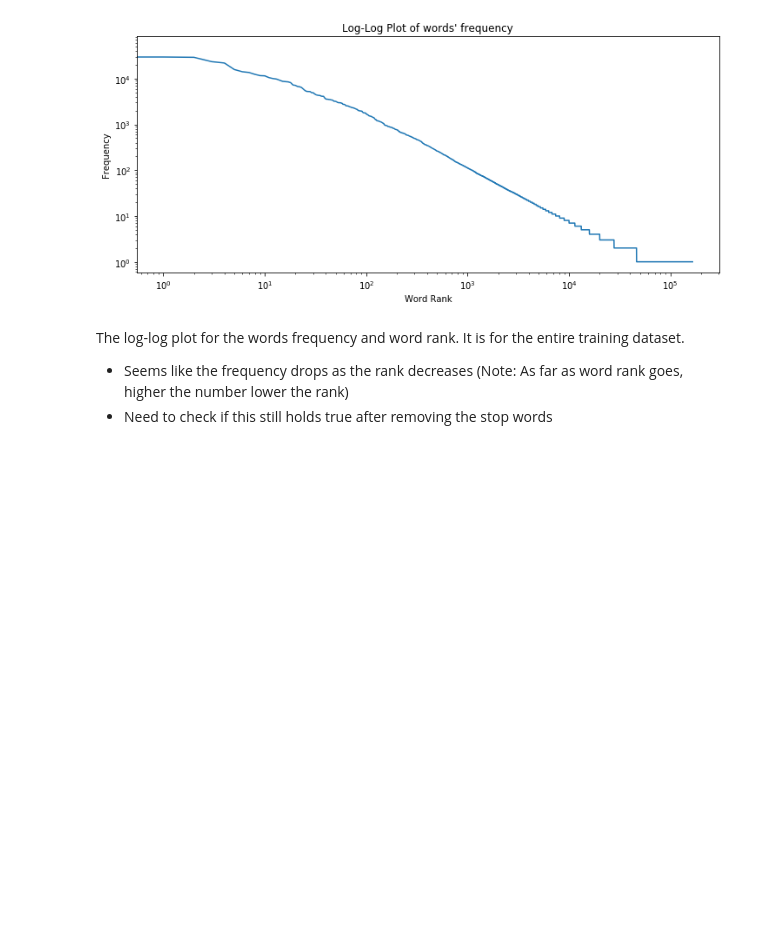
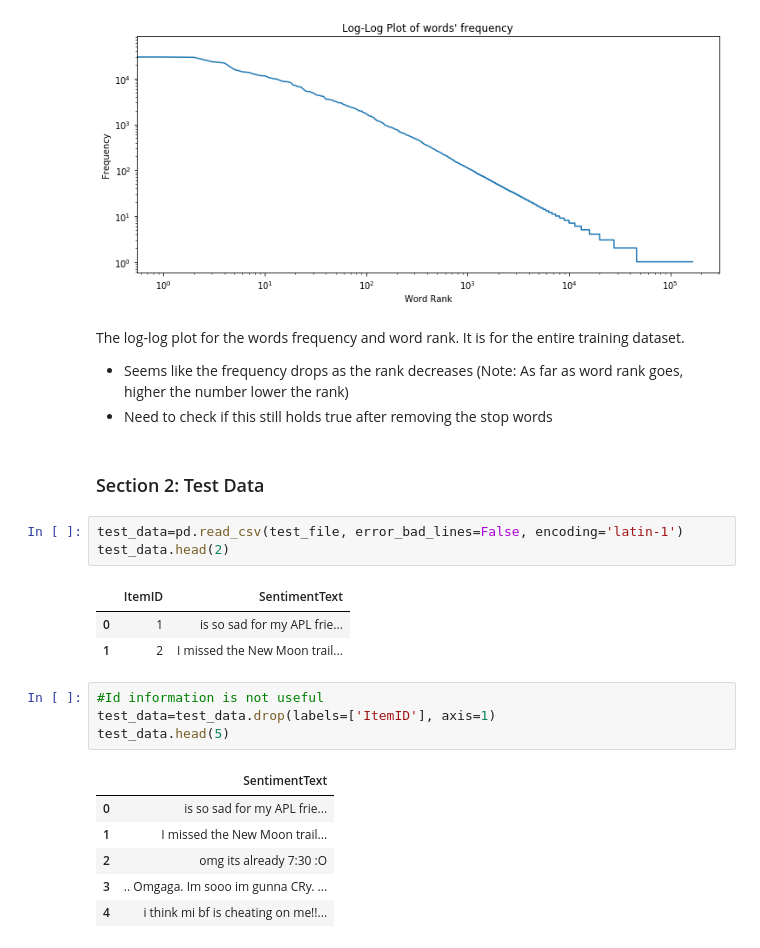
Before and after one commit to swetha-sundar/sentiment-analysis, a Jupyter notebook: sentiment-analysis.ipynb, the cells around one changed output. Drawn from its saved outputs; the diff is of its cells as text; blank space fills up the shorter version.

```diff
--- a/explore-training-dataset.ipynb
+++ b/sentiment-analysis.ipynb
@@ -191,3 +196,23 @@ The log-log plot for the words frequency and word rank. It is for the entire tra
 
 - Seems like the frequency drops as the rank decreases (Note: As far as word rank goes, higher the number lower the rank)
 - Need to check if this still holds true after removing the stop words
+# %% [markdown]
+### Section 2: Test Data
+# %%
+test_data=pd.read_csv(test_file, error_bad_lines=False, encoding='latin-1')
+test_data.head(2)
+# %% [output]
+|  | ItemID | SentimentText |
+| 0 | 1 | is so sad for my APL frie... |
+| 1 | 2 | I missed the New Moon trail... |
+# %%
+#Id information is not useful
+test_data=test_data.drop(labels=['ItemID'], axis=1)
+test_data.head(5)
+# %% [output]
+|  | SentimentText |
+| 0 | is so sad for my APL frie... |
+| 1 | I missed the New Moon trail... |
+| 2 | omg its already 7:30 :O |
+| 3 | .. Omgaga. Im sooo im gunna CRy. ... |
+| 4 | i think mi bf is cheating on me!!... |
```
Also changed, not shown: parts of 13 cells of this notebook, 2 other files.
